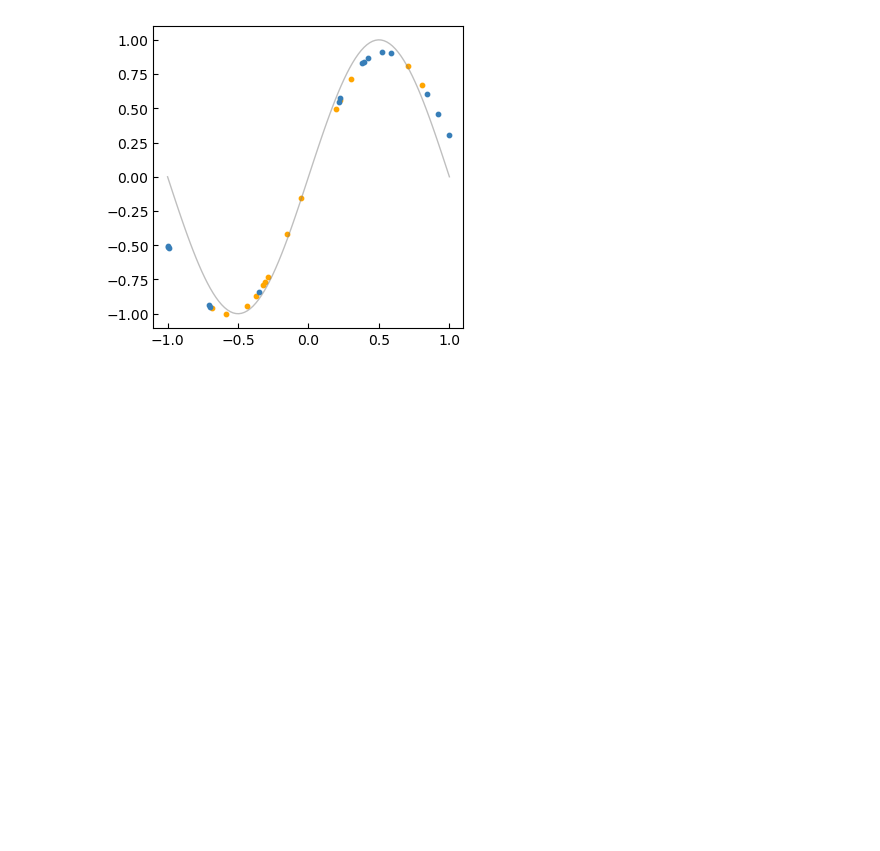
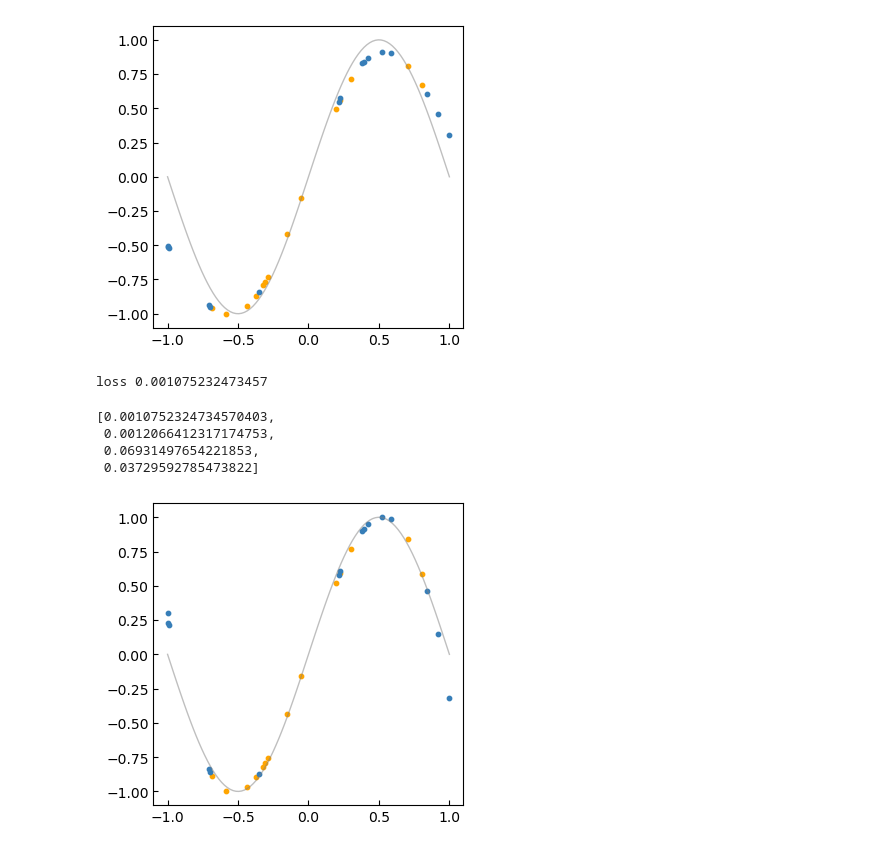
Before and after one commit to KanHatakeyama/qcl, a Jupyter notebook: QCLRegressor.ipynb, the cells around one changed output. Saved outputs shown, nothing was run; the diff lists cells and outputs as text; code cells hidden in the pictures; blank space fills up the shorter version.

```diff
--- a/QCLRegressor.ipynb
+++ b/QCLRegressor.ipynb
@@ -79,3 +79,17 @@ loss 0.004279264498464
  0.2474229132233168,
  0.050595851127349274]
 [figure]
+# %%
+# XY encoder with arccos and arcsin, entanglement with 3 depth
+model=StandardQCLRegressor(x_dim=1,n_qubit=2,encoder=XYEncoder(2,preprocess_func=two_arc_angles),vqe_gates=CNOTRotationGates(n_qubit=2,depth=3))
+model.fit(tr_X,tr_y)
+fig = plt.figure(figsize=(4,4),dpi=100)
+ax = fig.add_subplot(1, 1, 1)
+eval(ax,model,tr_X,tr_y,te_inner_X,te_inner_y,te_low_X,te_low_y,te_high_X,te_high_y,act_X,act_y)
+# %% [output]
+loss 0.001075232473457
+[0.0010752324734570403,
+ 0.0012066412317174753,
+ 0.06931497654221853,
+ 0.03729592785473822]
+[figure, added]
```
Also changed, not shown: parts of 3 cells of this notebook, 5 other files.
